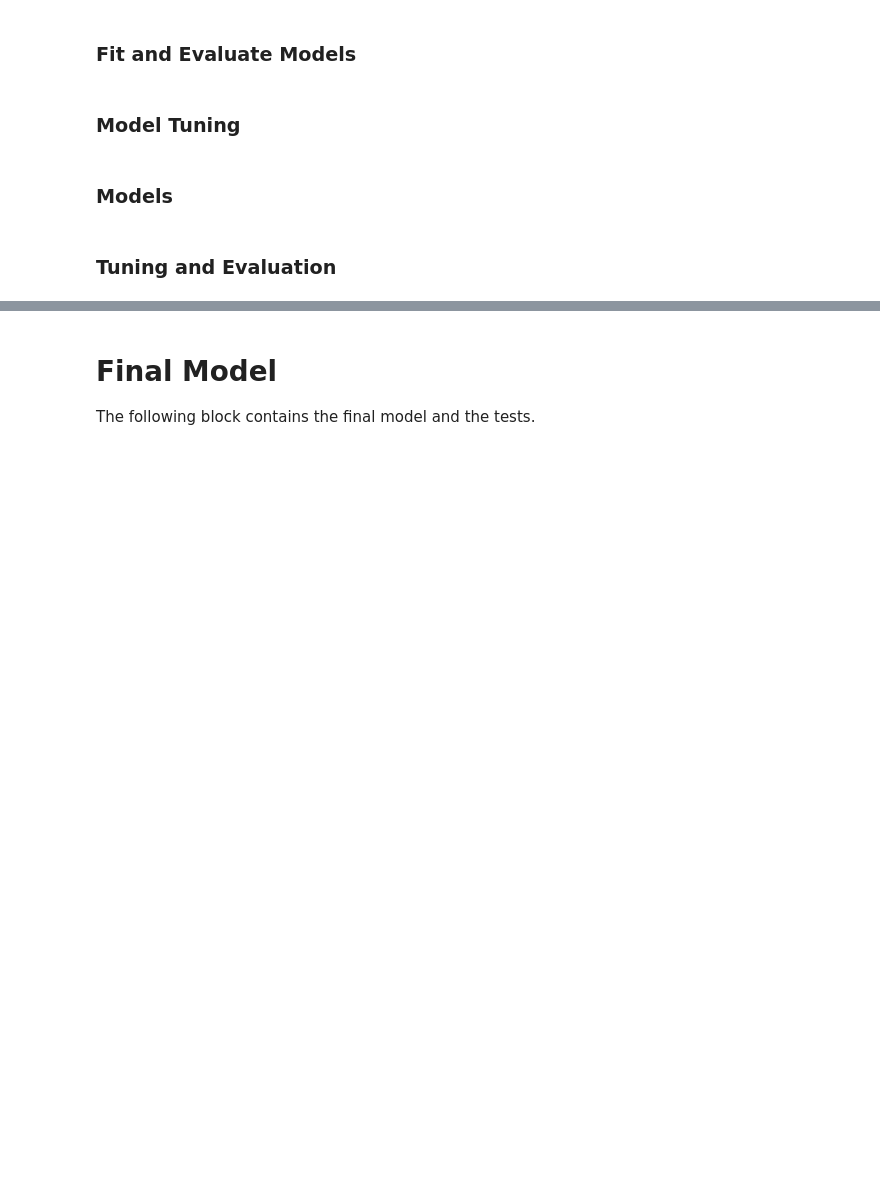
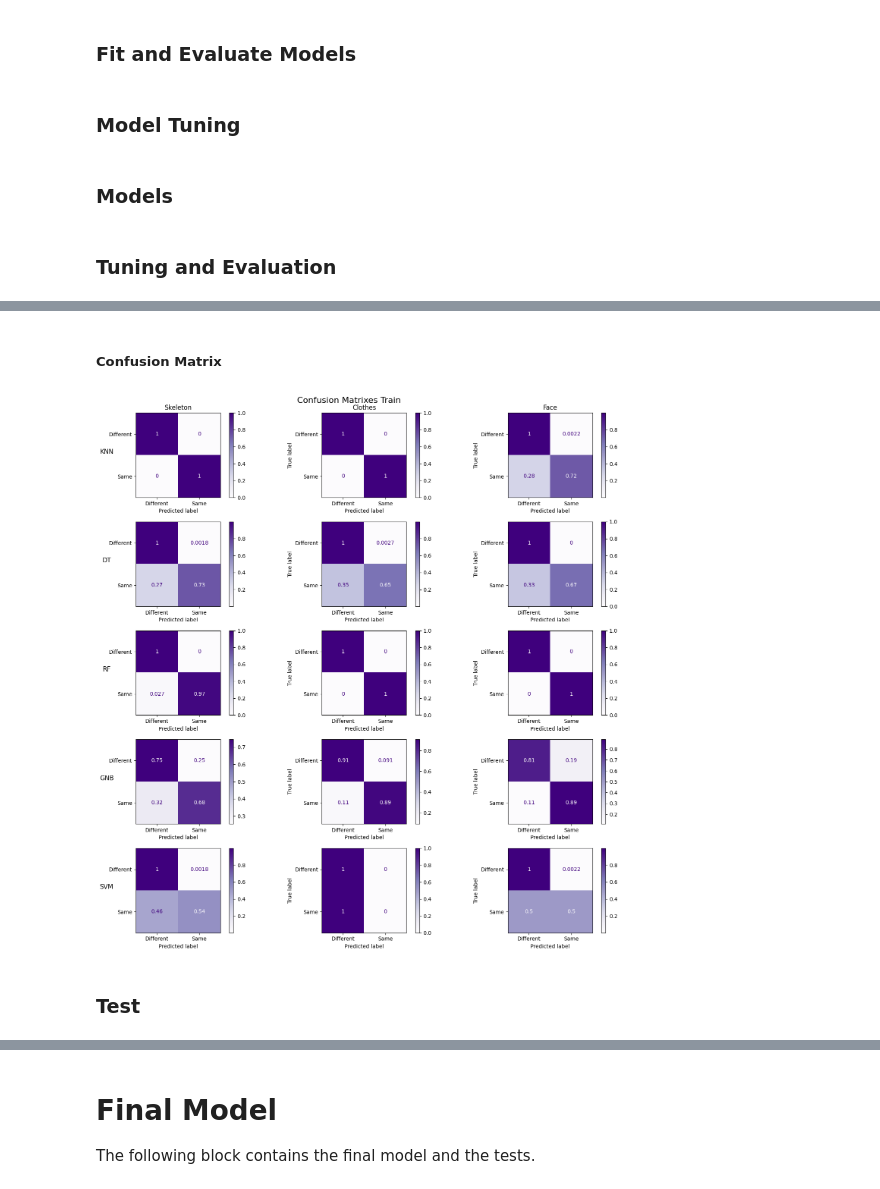
Before and after one commit to Andreus00/FDS, a Jupyter notebook: src/notebook.ipynb, the cells around one changed output, grey strips where cells are left out. Cells and saved outputs as stored; diff of their text form; code cells hidden in the pictures; blank space fills up the shorter version.

```diff
--- a/src/notebook.ipynb
+++ b/src/notebook.ipynb
@@ -373,15 +373,18 @@ def evaluate_models(models,model_name,X_test, y_test):
 # %% [markdown]
 ### Model Tuning
 # %%
+from prettytable import PrettyTable
 
-def tune_model(model, param_grid, scoring, x_train, y_train, grid_jobs):
-    print('tuning...')
-    clf = GridSearchCV(estimator=model, param_grid=param_grid, scoring=scoring, verbose=1, n_jobs=grid_jobs)
+best_param_table = PrettyTable()
+def tune_model(part,model, param_grid, scoring, x_train, y_train, grid_jobs):
+    # print('tuning...')
+    clf = GridSearchCV(estimator=model, param_grid=param_grid, scoring=scoring, verbose=0, n_jobs=grid_jobs)
     clf.fit(x_train, y_train.ravel())
-    print('done')
-    print()
-    print("Best: %f using %s" % (clf.best_score_, clf.best_params_))
+    # print('done')
+    # print("%s - %s - %s: Best parameter  %s" % (model,part, scoring,clf.best_params_))
     best_params = clf.best_params_.copy()
+    row = [part,scoring] + list(best_params.values()) + list([round(clf.best_score_ ,2)])
+    best_param_table.add_row(row)
     return best_params
 # %% [markdown]
 ### Models
@@ -498,0 +528,30 @@ for model in models:
+# %% [markdown]
+##### Confusion Matrix
+# %%
+cols = ['{}'.format(col) for col in ["Skeleton", "Clothes", "Face"]]
+rows = ['{}'.format(row) for row in models.keys()]
+
+fig, axes = plt.subplots(nrows=len(models), ncols=3, figsize=(15,15))
+for i in range(len(models)):
+    d1 = ConfusionMatrixDisplay(confusion_matrixes_train["Skel"][i],display_labels= class_names)
+    d1.plot(ax=axes[i,0], cmap=plt.cm.Purples)
+    d2 = ConfusionMatrixDisplay(confusion_matrixes_train["Clothes"][i],display_labels= class_names)
+    d2.plot(ax=axes[i,1], cmap=plt.cm.Purples)
+    d3 = ConfusionMatrixDisplay(confusion_matrixes_train["Face"][i],display_labels= class_names)
+    d3.plot(ax=axes[i,2], cmap=plt.cm.Purples)
+
+for ax, col in zip(axes[0], cols):
+    ax.set_title(col)
+
+for ax, row in zip(axes[:,0], rows):
+    ax.set_ylabel(row, rotation=0, size='large')
+
+fig.suptitle('Confusion Matrixes Train', fontsize=16)
+
+fig.tight_layout()
+plt.show()
+fig.savefig('confusion_matrixes_train.png')
+# %% [output]
+[figure, added]
+# %% [markdown]
+### Test
```
Also changed, not shown: parts of 13 cells of this notebook.
